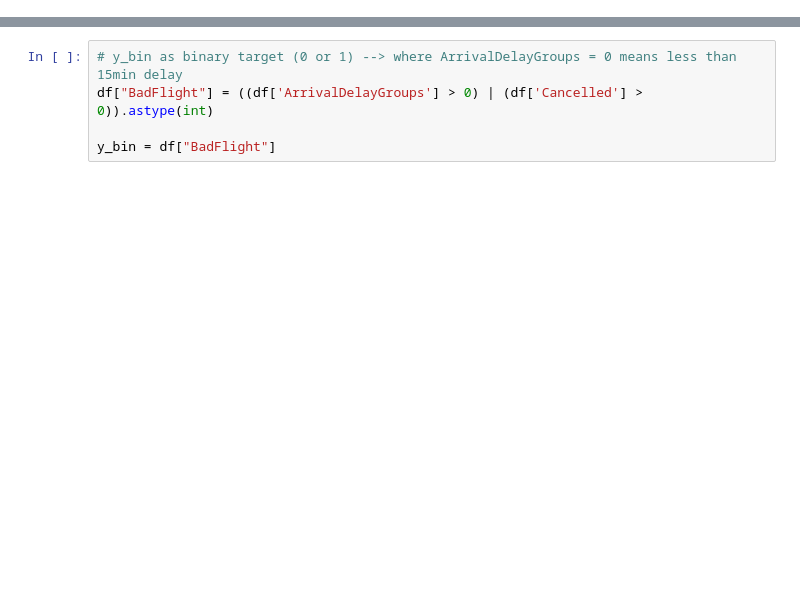
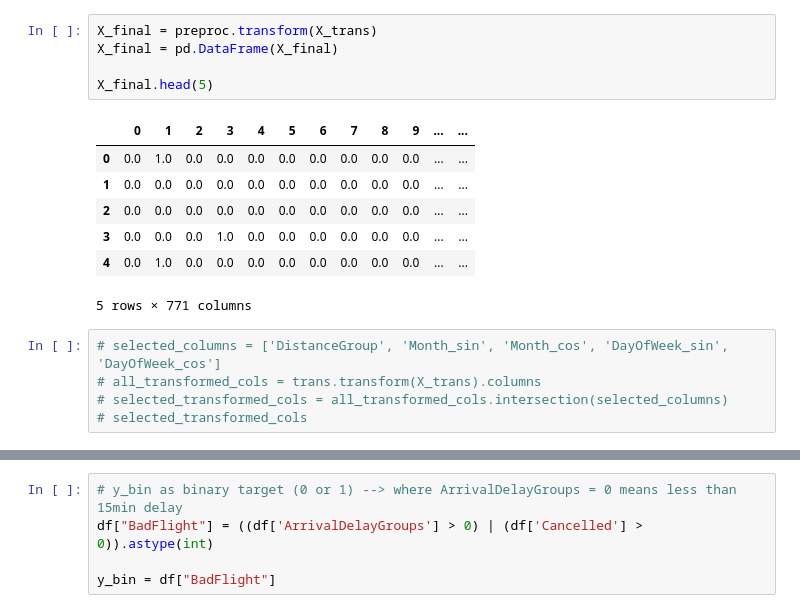
Before and after one commit to mariajoi/flightdelay, a Jupyter notebook: notebooks/mariajoi_modeltest.ipynb, the cells around one changed output, grey strips where cells are left out. Drawn from its saved outputs; the diff is of its cells as text; blank space fills up the shorter version.

```diff
--- a/notebooks/mariajoi_modeltest.ipynb
+++ b/notebooks/mariajoi_modeltest.ipynb
@@ -17,0 +85,18 @@ X[int64_columns] = X[int64_columns].astype('int16')
+# %%
+X_final = preproc.transform(X_trans)
+X_final = pd.DataFrame(X_final)
+
+X_final.head(5)
+# %% [output]
+|  | 0 | 1 | 2 | 3 | 4 | 5 | 6 | 7 | 8 | 9 | ... | ... |
+| 0 | 0.0 | 1.0 | 0.0 | 0.0 | 0.0 | 0.0 | 0.0 | 0.0 | 0.0 | 0.0 | ... | ... |
+| 1 | 0.0 | 0.0 | 0.0 | 0.0 | 0.0 | 0.0 | 0.0 | 0.0 | 0.0 | 0.0 | ... | ... |
+| 2 | 0.0 | 0.0 | 0.0 | 0.0 | 0.0 | 0.0 | 0.0 | 0.0 | 0.0 | 0.0 | ... | ... |
+| 3 | 0.0 | 0.0 | 0.0 | 1.0 | 0.0 | 0.0 | 0.0 | 0.0 | 0.0 | 0.0 | ... | ... |
+| 4 | 0.0 | 1.0 | 0.0 | 0.0 | 0.0 | 0.0 | 0.0 | 0.0 | 0.0 | 0.0 | ... | ... |
+5 rows × 771 columns
+# %%
+# selected_columns = ['DistanceGroup', 'Month_sin', 'Month_cos', 'DayOfWeek_sin', 'DayOfWeek_cos']
+# all_transformed_cols = trans.transform(X_trans).columns
+# selected_transformed_cols = all_transformed_cols.intersection(selected_columns)
+# selected_transformed_cols
```
Also changed, not shown: parts of 59 cells of this notebook.
